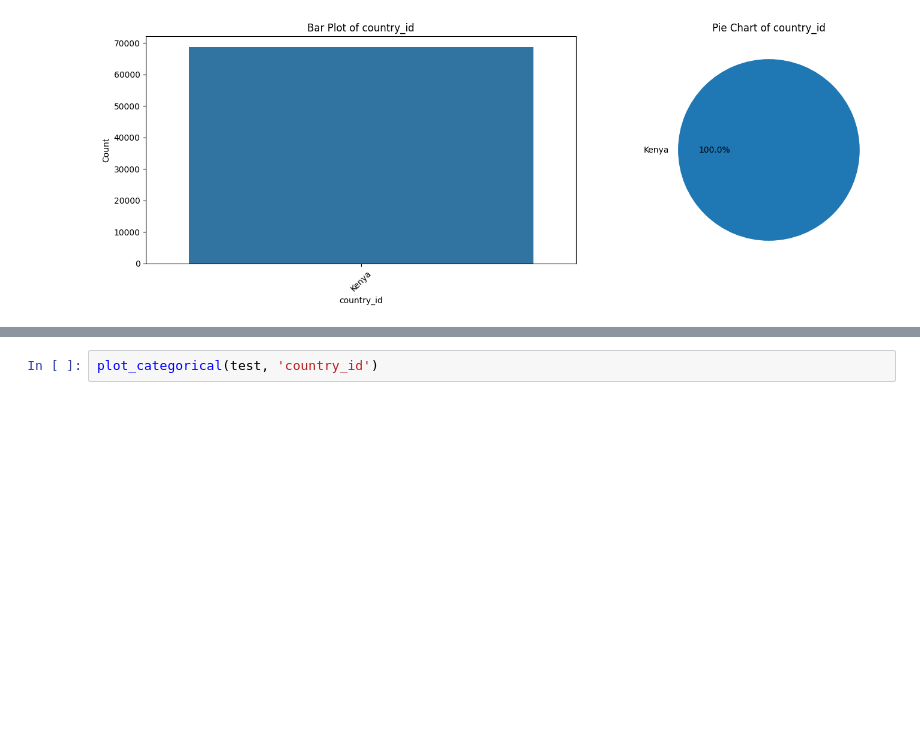
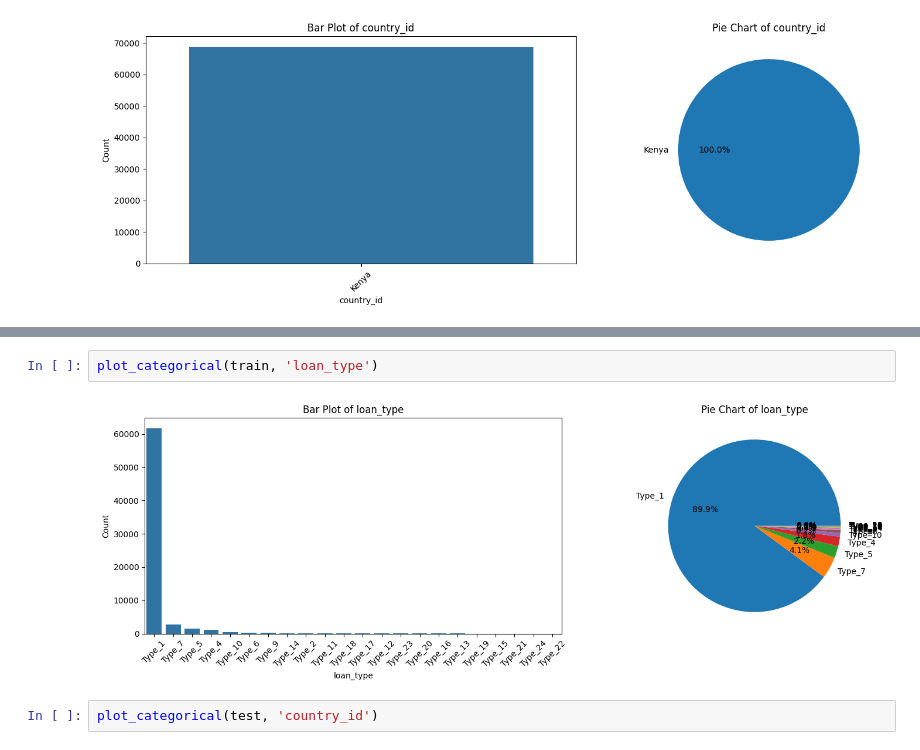
Before and after one commit to nyashaChiza/african-credit-scoring-challenge, a Jupyter notebook: notebooks/Starter_Notebook_.ipynb, the cells around one changed output, grey strips where cells are left out. Drawn from its saved outputs; the diff is of its cells as text; blank space fills up the shorter version.

```diff
--- a/notebooks/Starter_Notebook_.ipynb
+++ b/notebooks/Starter_Notebook_.ipynb
@@ -180,3 +186,7 @@ plot_categorical(train, 'country_id')
+# %%
+plot_categorical(train, 'loan_type')
+# %% [output]
+[figure, added]
 # %%
 plot_categorical(test, 'country_id')
 # %% [output]
```
Also changed, not shown: parts of 14 cells of this notebook, 2 other files.
